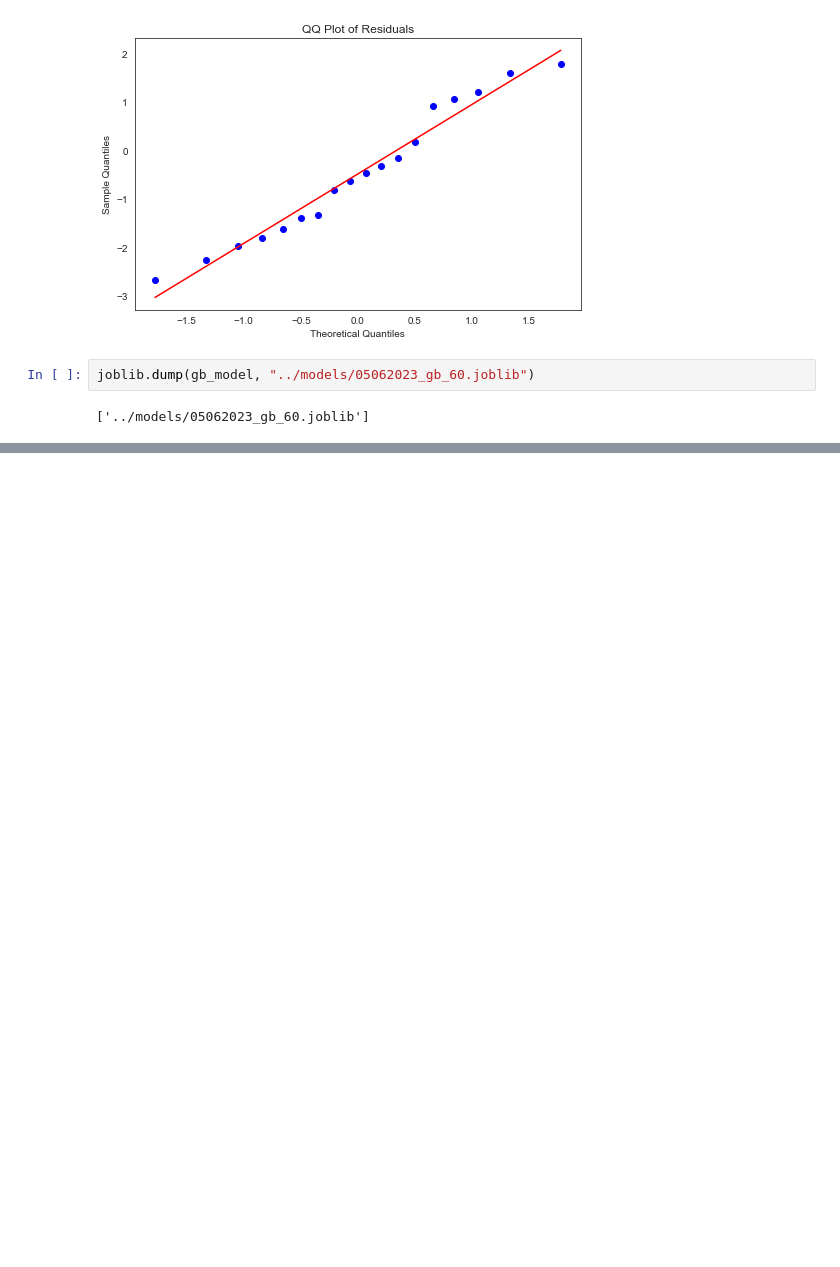
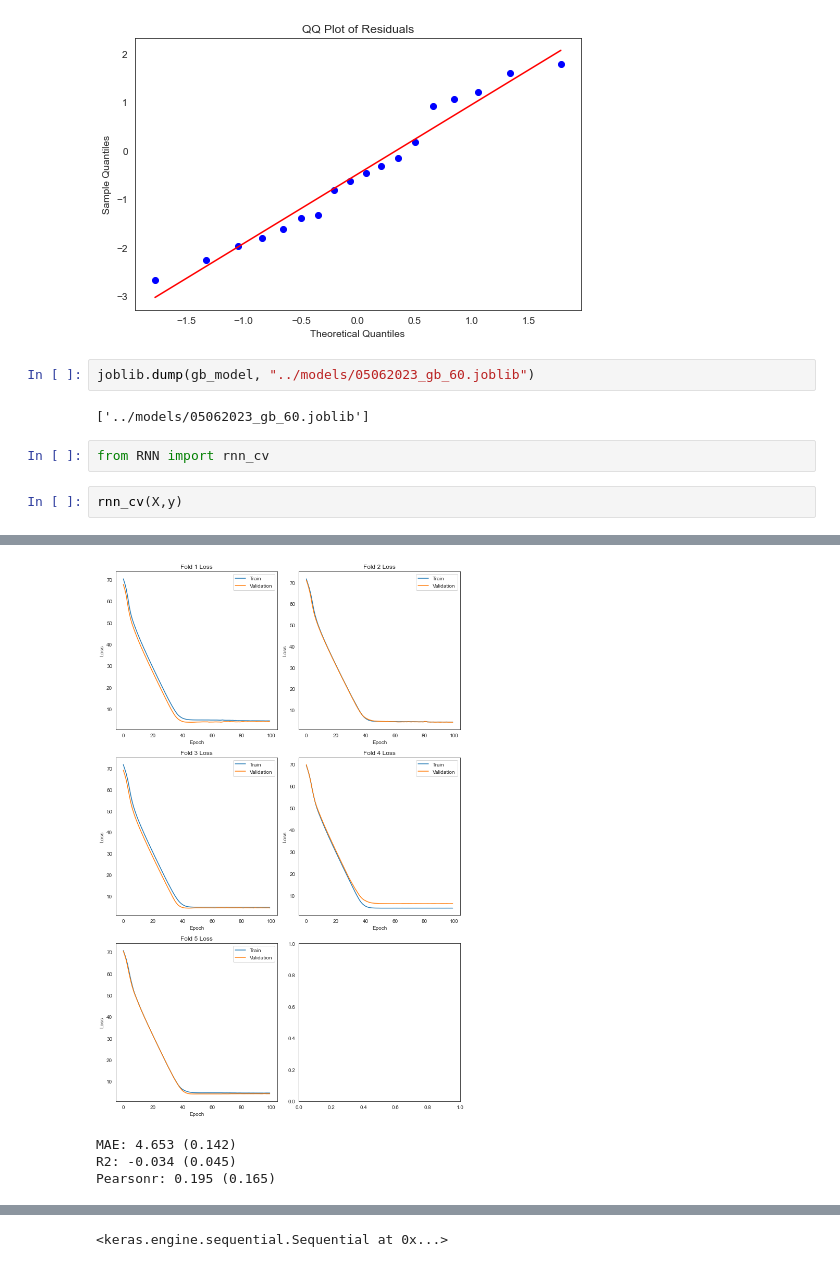
Before and after one commit to Mike-Skehan/AntibodyFvTm50Predictor, a Jupyter notebook: jupyter/05062023_notebook.ipynb, the cells around one changed output, grey strips where cells are left out. Cells and saved outputs as stored; diff of their text form; blank space fills up the shorter version.

```diff
--- a/jupyter/05062023_notebook.ipynb
+++ b/jupyter/05062023_notebook.ipynb
@@ -224,3 +224,8 @@ plt.show()
 joblib.dump(gb_model, "../models/05062023_gb_60.joblib")
 # %% [output]
 ['../models/05062023_gb_60.joblib']
+# %%
+from RNN import rnn_cv
+# %%
+rnn_cv(X,y)
+# %% [output]
@@ -226,0 +249,4 @@ joblib.dump(gb_model, "../models/05062023_gb_60.joblib")
+[figure, added]
+MAE: 4.653 (0.142)
+R2: -0.034 (0.045)
+Pearsonr: 0.195 (0.165)
@@ -226,0 +254 @@ joblib.dump(gb_model, "../models/05062023_gb_60.joblib")
+<keras.engine.sequential.Sequential at 0x...>
```
Also changed, not shown: parts of 1 cell of this notebook, 2 other files.
